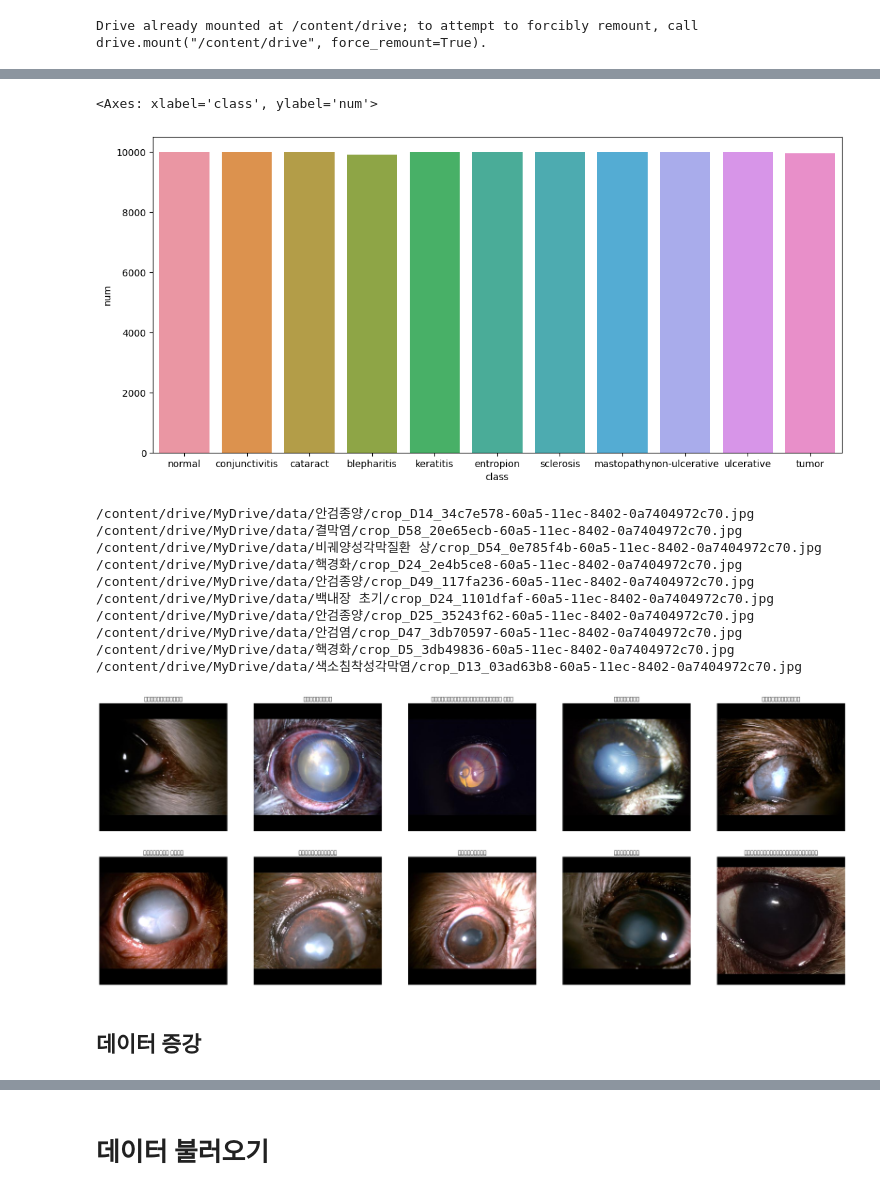
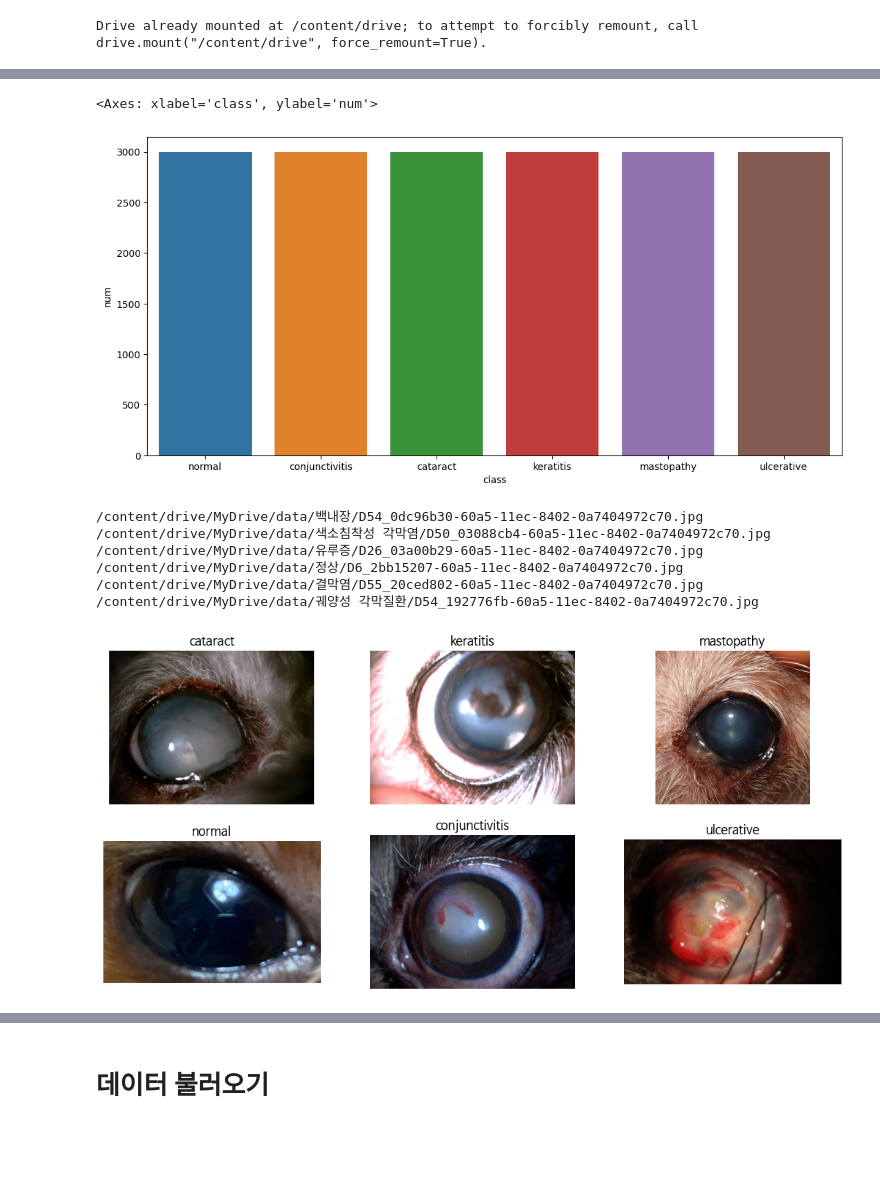
Before and after one commit to kang9366/PetKeeper-DL, a Jupyter notebook: Training/Eye_Disease_Classification.ipynb, the cells around one changed output, grey strips where cells are left out. Saved outputs shown, nothing was run; the diff lists cells and outputs as text; code cells hidden in the pictures; blank space fills up the shorter version.

```diff
--- a/Training/Eye_Disease_Classification.ipynb
+++ b/Training/Eye_Disease_Classification.ipynb
@@ -38,21 +38,20 @@ path = '/content/drive/MyDrive/data'
 # %%
 normal = os.listdir(path + '/정상')
 conjunctivitis = os.listdir(path + '/결막염')
-cataract = os.listdir(path + '/백내장 성숙')
-blepharitis = os.listdir(path + '/안검염')
-keratitis = os.listdir(path + '/색소침착성각막염')
-entropion = os.listdir(path + '/안검내반증')
-sclerosis = os.listdir(path + '/핵경화')
+cataract = os.listdir(path + '/백내장')
+keratitis = os.listdir(path + '/색소침착성 각막염')
 mastopathy = os.listdir(path + '/유루증')
-nonUlcerative = os.listdir(path + '/비궤양성각막질환 상')
-ulcerative = os.listdir(path + '/궤양성각막염 상')
-tumor = os.listdir(path + '/안검종양')
+ulcerative = os.listdir(path + '/궤양성 각막질환')
+# tumor = os.listdir(path + '/안검종양')
+# nonUlcerative = os.listdir(path + '/비궤양성각막질환 상')
+# sclerosis = os.listdir(path + '/핵경화')
+# entropion = os.listdir(path + '/안검내반증')
+# blepharitis = os.listdir(path + '/안검염')
 
 data = {'class':[],'num':[]}
-data['class'] += ['normal', 'conjunctivitis', 'cataract', 'blepharitis', 'keratitis', 'entropion', 'sclerosis', 'mastopathy', 'non-ulcerative', 'ulcerative', 'tumor']
+data['class'] += ['normal', 'conjunctivitis', 'cataract', 'keratitis', 'mastopathy','ulcerative',]
 data['num'] += [len(normal), len(conjunctivitis), len(cataract),
-                len(blepharitis), len(keratitis), len(entropion),
-                len(sclerosis), len(mastopathy), len(nonUlcerative), len(ulcerative), len(tumor)]
+                len(keratitis), len(mastopathy), len(ulcerative)]
 
 df = pd.DataFrame(data)
 df
@@ -98,35 +68,32 @@ plt.figure(figsize=(13,6))
 sns.barplot(x=df['class'],y=df['num'])
 # %% [output]
 <Axes: xlabel='class', ylabel='num'>
-[figure, old version]
+[figure, new version]
 # %%
+from matplotlib import font_manager
+
 classes = os.listdir(path)
+index = [2,3,4,0,1,5]
 
-plt.figure(figsize=(30 , 30))
-for x in range(10):
-    i = random.randint(0,10)                    # getting the class
-    images = os.listdir(path+'/'+classes[i])
-    j = random.randint(0,1000)                  # getting the image
-    image = cv2.imread(path+'/'+classes[i]+'/'+images[j])
-    print(path+'/'+classes[i]+'/'+images[j])
+plt.figure(figsize=(13,6))
+
+for x in range(6):
+    images = os.listdir(path+'/'+classes[x])
+    j = random.randint(0,3000)
+    image = cv2.imread(path+'/'+classes[x]+'/'+images[j])
+    print(path+'/'+classes[x]+'/'+images[j])
     image = cv2.cvtColor(image, cv2.COLOR_BGR2RGB)
-    ax = plt.subplot(5, 5, x + 1)
+    plt.subplot(2, 3, x + 1)
+    plt.title(data['class'][index[x]])
     plt.imshow(image)
-    plt.title(classes[i])
     plt.axis("off")
 
 plt.show()
 # %% [output]
-/content/drive/MyDrive/data/안검종양/crop_D14_34c7e578-60a5-11ec-8402-0a7404972c70.jpg
-/content/drive/MyDrive/data/결막염/crop_D58_20e65ecb-60a5-11ec-8402-0a7404972c70.jpg
-/content/drive/MyDrive/data/비궤양성각막질환 상/crop_D54_0e785f4b-60a5-11ec-8402-0a7404972c70.jpg
-/content/drive/MyDrive/data/핵경화/crop_D24_2e4b5ce8-60a5-11ec-8402-0a7404972c70.jpg
-/content/drive/MyDrive/data/안검종양/crop_D49_117fa236-60a5-11ec-8402-0a7404972c70.jpg
-/content/drive/MyDrive/data/백내장 초기/crop_D24_1101dfaf-60a5-11ec-8402-0a7404972c70.jpg
-/content/drive/MyDrive/data/안검종양/crop_D25_35243f62-60a5-11ec-8402-0a7404972c70.jpg
-/content/drive/MyDrive/data/안검염/crop_D47_3db70597-60a5-11ec-8402-0a7404972c70.jpg
-/content/drive/MyDrive/data/핵경화/crop_D5_3db49836-60a5-11ec-8402-0a7404972c70.jpg
-/content/drive/MyDrive/data/색소침착성각막염/crop_D13_03ad63b8-60a5-11ec-8402-0a7404972c70.jpg
+/content/drive/MyDrive/data/백내장/D54_0dc96b30-60a5-11ec-8402-0a7404972c70.jpg
+/content/drive/MyDrive/data/색소침착성 각막염/D50_03088cb4-60a5-11ec-8402-0a7404972c70.jpg
+/content/drive/MyDrive/data/유루증/D26_03a00b29-60a5-11ec-8402-0a7404972c70.jpg
+/content/drive/MyDrive/data/정상/D6_2bb15207-60a5-11ec-8402-0a7404972c70.jpg
+/content/drive/MyDrive/data/결막염/D55_20ced802-60a5-11ec-8402-0a7404972c70.jpg
+/content/drive/MyDrive/data/궤양성 각막질환/D54_192776fb-60a5-11ec-8402-0a7404972c70.jpg
-[figure, old version]
+[figure, new version]
-# %% [markdown]
-## 데이터 증강
```
Also changed, not shown: parts of 56 cells of this notebook.
